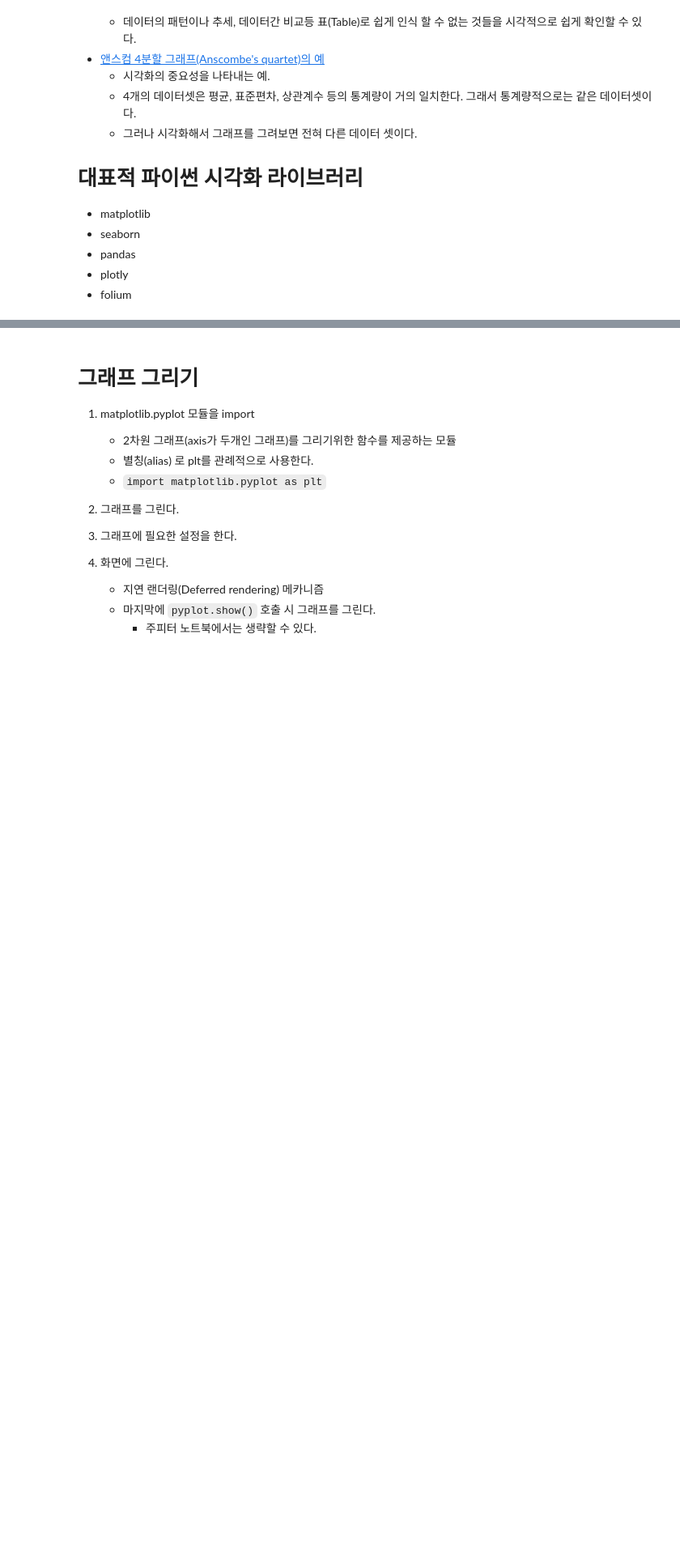
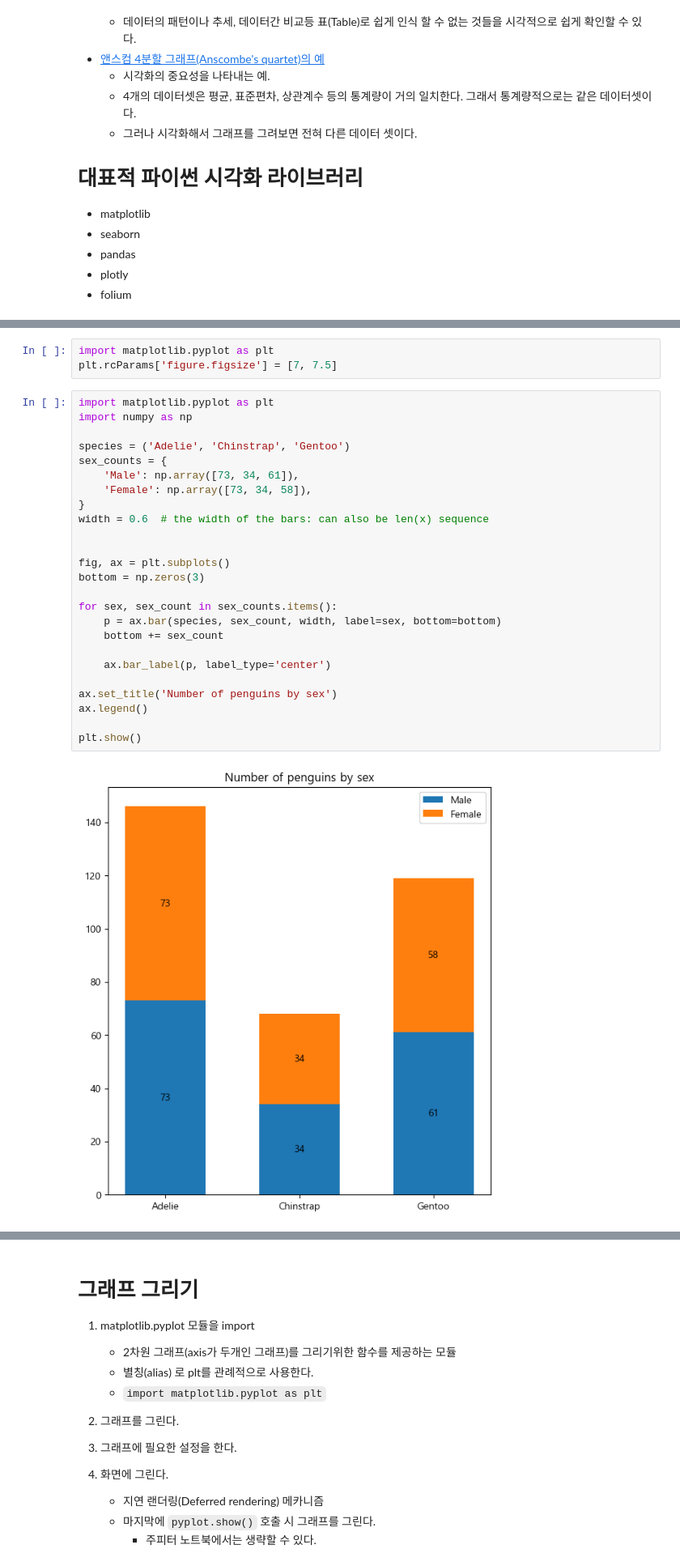
Before and after one commit to ksryong0/SKN21, a Jupyter notebook: 05_시각화/01_matplotlib 개요.ipynb, the cells around one changed output, grey strips where cells are left out. Shown: that part at 81% size. Drawn from its saved outputs; the diff is of its cells as text; blank space fills up the shorter version.

```diff
--- a/05_시각화/01_matplotlib 개요.ipynb
+++ b/05_시각화/01_matplotlib 개요.ipynb
@@ -54,6 +56,36 @@
 >   - 이 외에 그래프와 관련된 설정들은 위의 두가지 방법으로 변경할 수 있다.
 >   - 항상 적용될 설정 변경은 **설정파일**에서 변경한다.
 >   - 현재 application에만 적용할 설정 변경은 **Code를 이용**해 변경한다.
+# %%
+import matplotlib.pyplot as plt
+plt.rcParams['figure.figsize'] = [7, 7.5]
+# %%
+import matplotlib.pyplot as plt
+import numpy as np
+
+species = ('Adelie', 'Chinstrap', 'Gentoo')
+sex_counts = {
+    'Male': np.array([73, 34, 61]),
+    'Female': np.array([73, 34, 58]),
+}
+width = 0.6  # the width of the bars: can also be len(x) sequence
+
+
+fig, ax = plt.subplots()
+bottom = np.zeros(3)
+
+for sex, sex_count in sex_counts.items():
+    p = ax.bar(species, sex_count, width, label=sex, bottom=bottom)
+    bottom += sex_count
+
+    ax.bar_label(p, label_type='center')
+
+ax.set_title('Number of penguins by sex')
+ax.legend()
+
+plt.show()
+# %% [output]
+[figure, added]
 # %%
 # matplotlib 설정파일 (matplotlibrc 경로 조회)
 import  matplotlib as mpl
```
Also changed, not shown: parts of 13 cells of this notebook, 4 other files.
